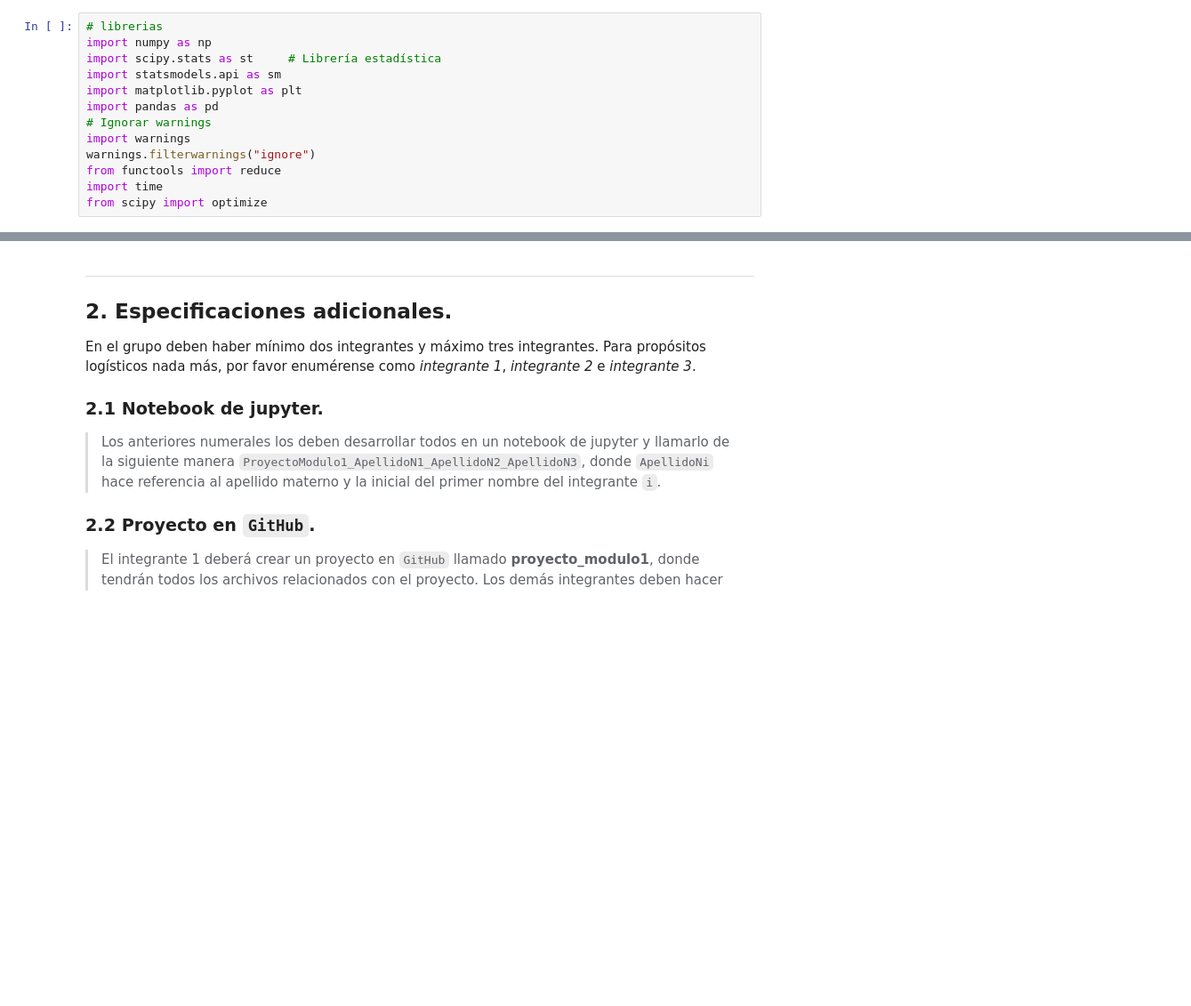
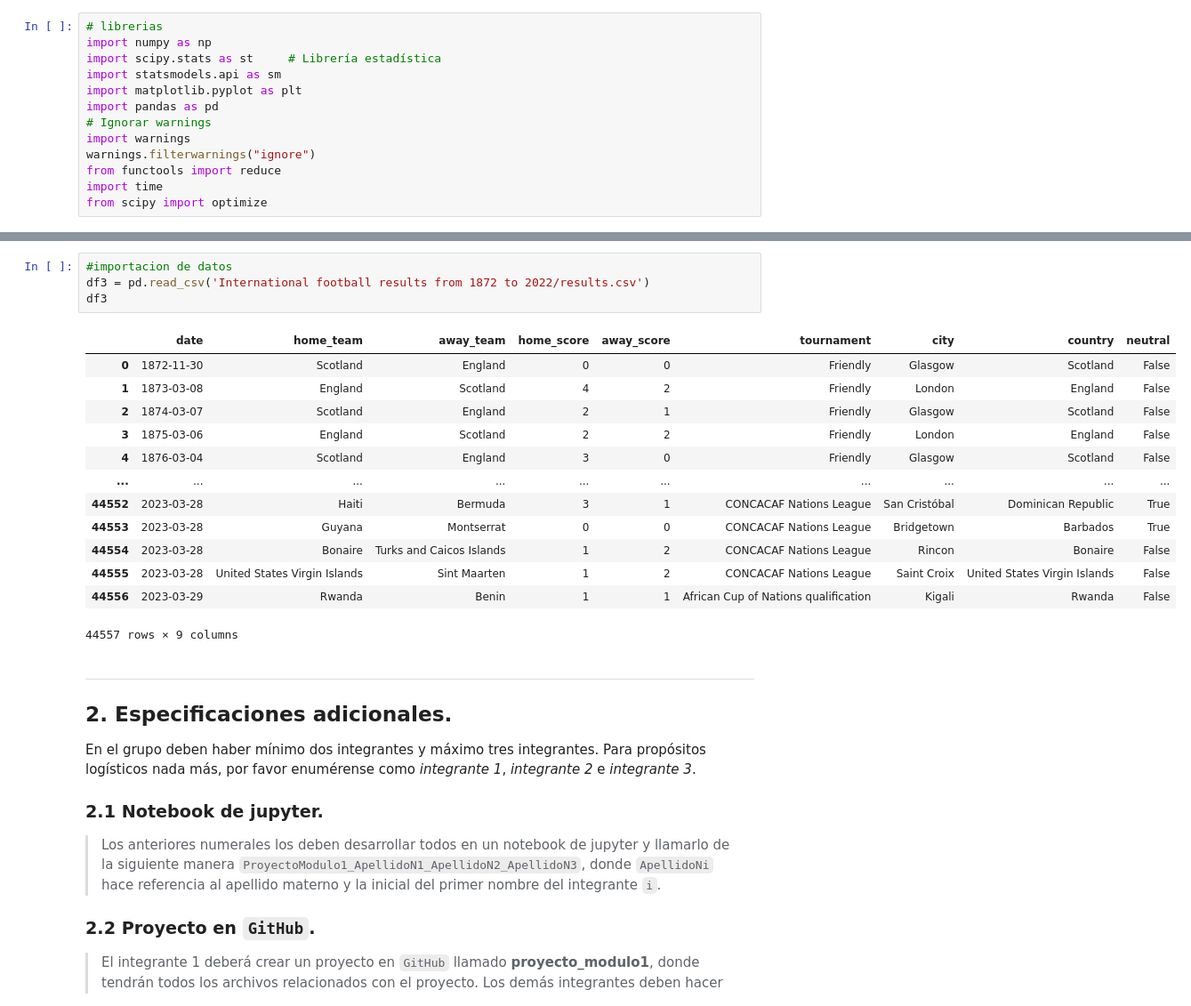
Before and after one commit to adrianhb01/Proyecto_Tema_2_Equipo_8, a Jupyter notebook: Proyecto Tema 2 - Equipo 8.ipynb, the cells around one changed output, grey strips where cells are left out. Shown at 89% size. Cells and saved outputs as stored; diff of their text form; blank space fills up the shorter version.

```diff
--- a/Proyecto Tema 2 - Equipo 8.ipynb
+++ b/Proyecto Tema 2 - Equipo 8.ipynb
@@ -109,3 +149,21 @@ df1
+# %%
+#importacion de datos
+df3 = pd.read_csv('International football results from 1872 to 2022/results.csv')
+df3
+# %% [output]
+|  | date | home_team | away_team | home_score | away_score | tournament | city | country | neutral |
+| 0 | 1872-11-30 | Scotland | England | 0 | 0 | Friendly | Glasgow | Scotland | False |
+| 1 | 1873-03-08 | England | Scotland | 4 | 2 | Friendly | London | England | False |
+| 2 | 1874-03-07 | Scotland | England | 2 | 1 | Friendly | Glasgow | Scotland | False |
+| 3 | 1875-03-06 | England | Scotland | 2 | 2 | Friendly | London | England | False |
+| 4 | 1876-03-04 | Scotland | England | 3 | 0 | Friendly | Glasgow | Scotland | False |
+| ... | ... | ... | ... | ... | ... | ... | ... | ... | ... |
+| 44552 | 2023-03-28 | Haiti | Bermuda | 3 | 1 | CONCACAF Nations League | San Cristóbal | Dominican Republic | True |
+| 44553 | 2023-03-28 | Guyana | Montserrat | 0 | 0 | CONCACAF Nations League | Bridgetown | Barbados | True |
+| 44554 | 2023-03-28 | Bonaire | Turks and Caicos Islands | 1 | 2 | CONCACAF Nations League | Rincon | Bonaire | False |
+| 44555 | 2023-03-28 | United States Virgin Islands | Sint Maarten | 1 | 2 | CONCACAF Nations League | Saint Croix | United States Virgin Islands | False |
+| 44556 | 2023-03-29 | Rwanda | Benin | 1 | 1 | African Cup of Nations qualification | Kigali | Rwanda | False |
+44557 rows × 9 columns
 # %% [markdown]
 ___
 ## 2. Especificaciones adicionales.
```
Also changed, not shown: parts of 2 cells of this notebook.
